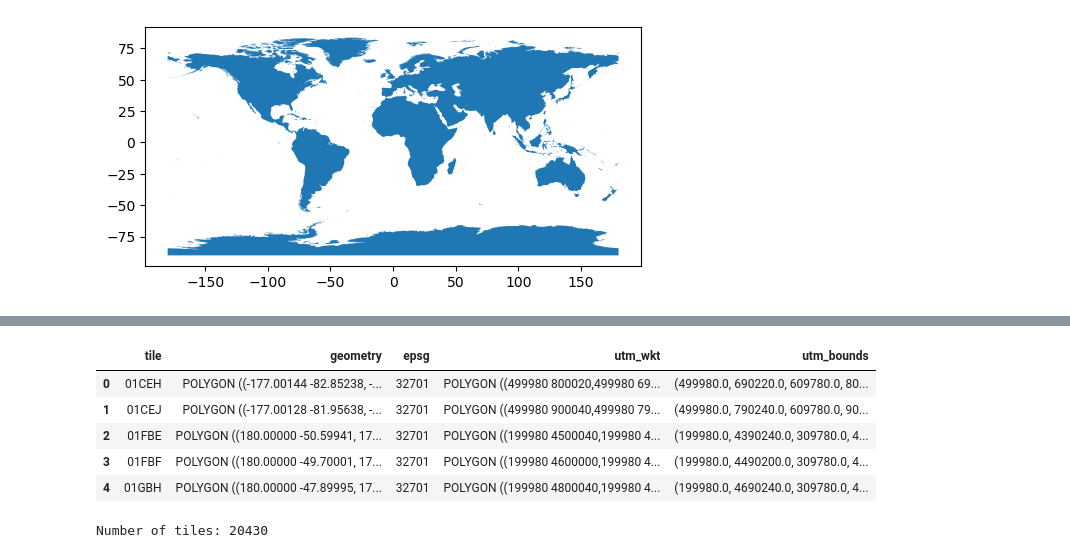
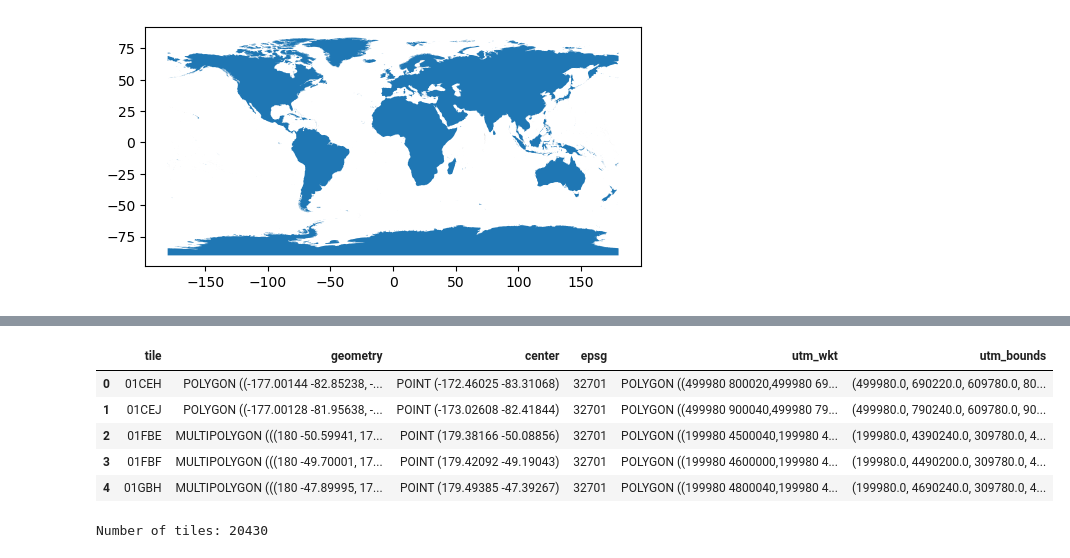
Before and after one commit to maawoo/sentinel-2-grid-geoparquet, a Jupyter notebook: generate-geoparquet.ipynb, the cells around one changed output, grey strips where cells are left out. Drawn from its saved outputs; the diff is of its cells as text; code cells hidden in the pictures.

```diff
--- a/generate-geoparquet.ipynb
+++ b/generate-geoparquet.ipynb
@@ -50,0 +9,8 @@ gdf.head()
+# %%
+# Load KML file directly from URL
+gdf = gpd.read_file(utils.URL_ESA_S2_GRID_KML,
+                    engine="pyogrio", force_2d=True,
+                    layer='Features',
+                    columns=["Name", "description", "geometry"])
+gdf.rename(columns=dict(Name='tile'), inplace=True)
+gdf.head()
@@ -51,12 +24,16 @@ gdf.head()
 # %%
-# GEOMETRYCOLLECTION contains polygon and centroid. If polygons cross antimeridian split into 2
-gdf['geometry'] = gdf.geometry.apply(lambda x: MultiPolygon([g for g in x.geoms if not isinstance(g, Point)]))
+# Convert geometries to MultiPolygon and extract center Point
+gdf['center'] = gdf.geometry.apply(lambda x: utils.center_from_geoms(x.geoms))
+gdf['geometry'] = gdf.geometry.apply(lambda x: utils.multipolygon_from_geoms(x.geoms))
 
 # Extract UTM_WKT and EPSG from "Description" column
 gdf['epsg'] = gdf.apply(utils.get_epsg, axis=1)
 gdf['utm_wkt'] = gdf.apply(utils.get_utm_wkt, axis=1)
 
+# Add simple UTM bounds (left, down, right, up)
+gdf['utm_bounds'] = gdf.utm_wkt.apply(lambda x: wkt.loads(x).bounds).astype(str)
+
 # Drop description column
-gdf = gdf.drop(columns=['Description'])
+gdf = gdf.drop(columns=['description'])
 gdf.head()
 # %% [output]
@@ -69,10 +46,3 @@ gdf.head()
-# %%
-# Add simple UTM bounds (left, down, right, up)
-gdf[["utm_left", "utm_down", "utm_right", "utm_up"]] = (
-    gdf["utm_wkt"]
-    .apply(lambda x: wkt.loads(x).bounds)
-    .apply(pd.Series)
-)
 # %%
 print(f"Number of tiles: {len(gdf)}")
 gdf.to_parquet("sentinel-2-grid.parquet")
@@ -83,20 +53,13 @@ Number of tiles: 56686
 # %%
-# Load high resolution land mask
-resp = requests.get(utils.URL_NE_VEC_10m_LAND_GEOJSON)
-resp.raise_for_status()
-land_highres = gpd.read_file(BytesIO(resp.content), engine="pyogrio")
+# Load high resolution land mask directly from URL
 land_highres = gpd.read_file(utils.URL_NE_VEC_10m_LAND_GEOJSON, engine="pyogrio")
-land_highres = land_highres.to_crs(epsg=4326)  # ensure WGS 84
-land_highres = shapely.union_all(land_highres.geometry)
-shapely.prepare(land_highres)
 land_highres.plot()
 # %% [output]
 <Axes: >
 [figure]
 # %%
 %%time
-geoms = GeometryArray(np.array([g for g in gdf.geometry]))
-land = union_query_strtree(shapely.STRtree(geoms), land_highres)
-gdf_land = gdf.iloc[land]
+land = utils.union_query_strtree(gdf=gdf, gdf_to_query=land_highres, predicate='intersects')
+gdf_land = gdf.iloc[land].reset_index(drop=True)
 gdf_land.head()
 # %% [output]
@@ -105,9 +68,9 @@ Wall time: 2min 32s
-|  | tile | geometry | epsg | utm_wkt | utm_bounds |
-| 0 | 01CEH | POLYGON ((-177.00144 -82.85238, -... | 32701 | POLYGON ((499980 800020,499980 69... | (499980.0, 690220.0, 609780.0, 80... |
-| 1 | 01CEJ | POLYGON ((-177.00128 -81.95638, -... | 32701 | POLYGON ((499980 900040,499980 79... | (499980.0, 790240.0, 609780.0, 90... |
-| 2 | 01FBE | POLYGON ((180.00000 -50.59941, 17... | 32701 | POLYGON ((199980 4500040,199980 4... | (199980.0, 4390240.0, 309780.0, 4... |
-| 3 | 01FBF | POLYGON ((180.00000 -49.70001, 17... | 32701 | POLYGON ((199980 4600000,199980 4... | (199980.0, 4490200.0, 309780.0, 4... |
-| 4 | 01GBH | POLYGON ((180.00000 -47.89995, 17... | 32701 | POLYGON ((199980 4800040,199980 4... | (199980.0, 4690240.0, 309780.0, 4... |
+|  | tile | geometry | center | epsg | utm_wkt | utm_bounds |
+| 0 | 01CEH | POLYGON ((-177.00144 -82.85238, -... | POINT (-172.46025 -83.31068) | 32701 | POLYGON ((499980 800020,499980 69... | (499980.0, 690220.0, 609780.0, 80... |
+| 1 | 01CEJ | POLYGON ((-177.00128 -81.95638, -... | POINT (-173.02608 -82.41844) | 32701 | POLYGON ((499980 900040,499980 79... | (499980.0, 790240.0, 609780.0, 90... |
+| 2 | 01FBE | MULTIPOLYGON (((180 -50.59941, 17... | POINT (179.38166 -50.08856) | 32701 | POLYGON ((199980 4500040,199980 4... | (199980.0, 4390240.0, 309780.0, 4... |
+| 3 | 01FBF | MULTIPOLYGON (((180 -49.70001, 17... | POINT (179.42092 -49.19043) | 32701 | POLYGON ((199980 4600000,199980 4... | (199980.0, 4490200.0, 309780.0, 4... |
+| 4 | 01GBH | MULTIPOLYGON (((180 -47.89995, 17... | POINT (179.49385 -47.39267) | 32701 | POLYGON ((199980 4800040,199980 4... | (199980.0, 4690240.0, 309780.0, 4... |
 # %%
 print(f"Number of tiles: {len(gdf_land)}")
 gdf_land.to_parquet("sentinel-2-grid_LAND.parquet")
```
Also changed, not shown: parts of 7 cells of this notebook, 2 other files.
